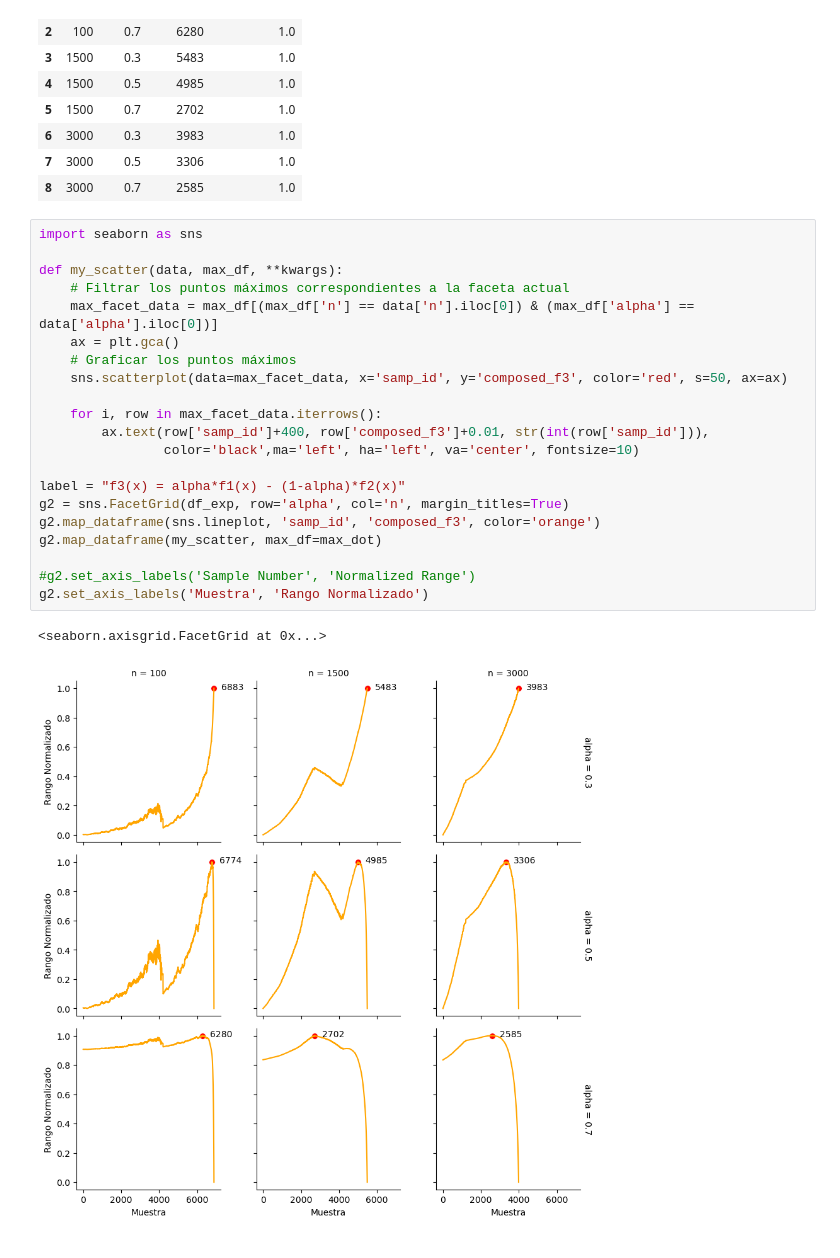
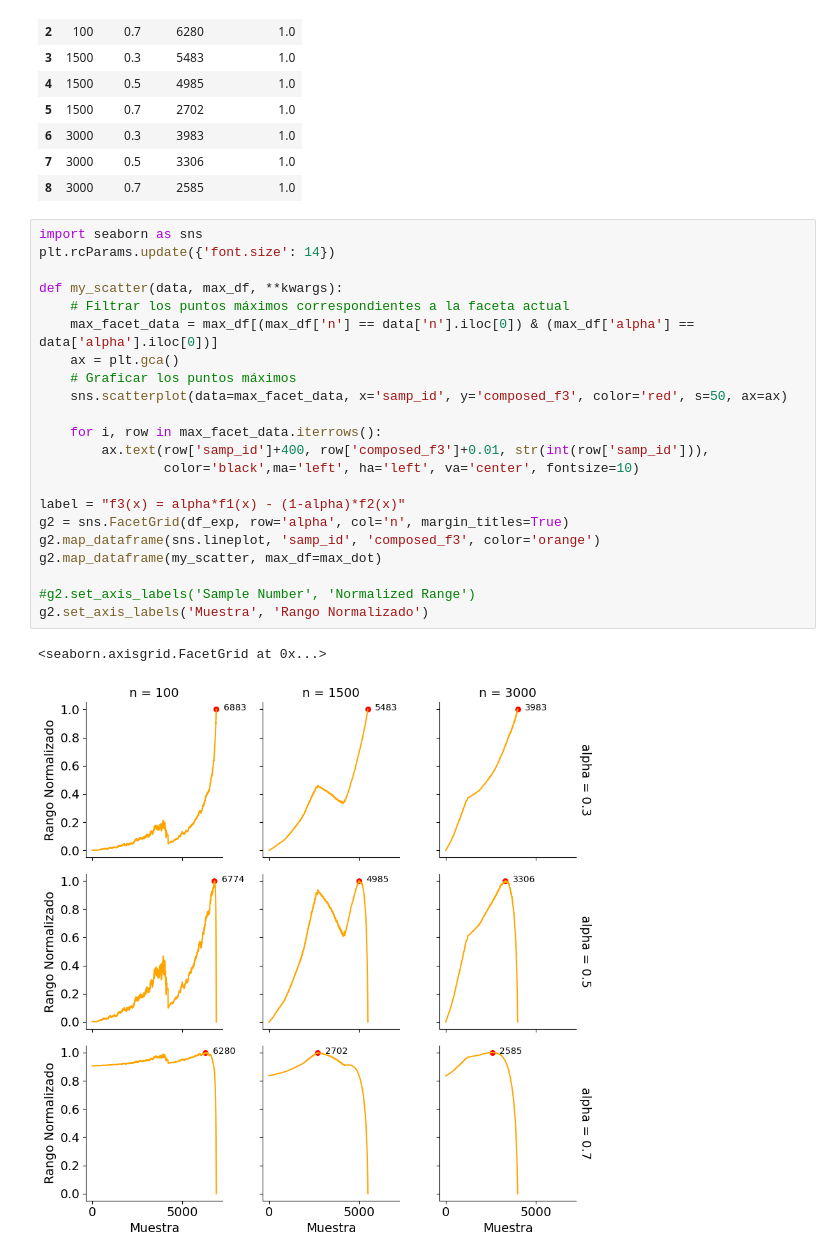
Before and after one commit to MrtC101/Thesis_DL_for_BDA, a Jupyter notebook: notebooks/3-gready_samp.ipynb, the cells around one changed output. Drawn from its saved outputs; the diff is of its cells as text.

```diff
--- a/notebooks/3-gready_samp.ipynb
+++ b/notebooks/3-gready_samp.ipynb
@@ -337,28 +338,29 @@ max_dot
 | 8 | 3000 | 0.7 | 2585 | 1.0 |
 # %%
 import seaborn as sns
+plt.rcParams.update({'font.size': 14})
 
 def my_scatter(data, max_df, **kwargs):
     # Filtrar los puntos máximos correspondientes a la faceta actual
     max_facet_data = max_df[(max_df['n'] == data['n'].iloc[0]) & (max_df['alpha'] == data['alpha'].iloc[0])]
     ax = plt.gca()
     # Graficar los puntos máximos
     sns.scatterplot(data=max_facet_data, x='samp_id', y='composed_f3', color='red', s=50, ax=ax)
 
     for i, row in max_facet_data.iterrows():
         ax.text(row['samp_id']+400, row['composed_f3']+0.01, str(int(row['samp_id'])),
                 color='black',ma='left', ha='left', va='center', fontsize=10)
 
 label = "f3(x) = alpha*f1(x) - (1-alpha)*f2(x)"
 g2 = sns.FacetGrid(df_exp, row='alpha', col='n', margin_titles=True)
 g2.map_dataframe(sns.lineplot, 'samp_id', 'composed_f3', color='orange')
 g2.map_dataframe(my_scatter, max_df=max_dot)
 
 #g2.set_axis_labels('Sample Number', 'Normalized Range')
 g2.set_axis_labels('Muestra', 'Rango Normalizado')
 # %% [output]
 <seaborn.axisgrid.FacetGrid at 0x...>
-[figure, old version]
+[figure, new version]
 # %%
 import matplotlib.pyplot as plt
 import seaborn as sns
```
Also changed, not shown: parts of 3 cells of this notebook, 8 other files.
